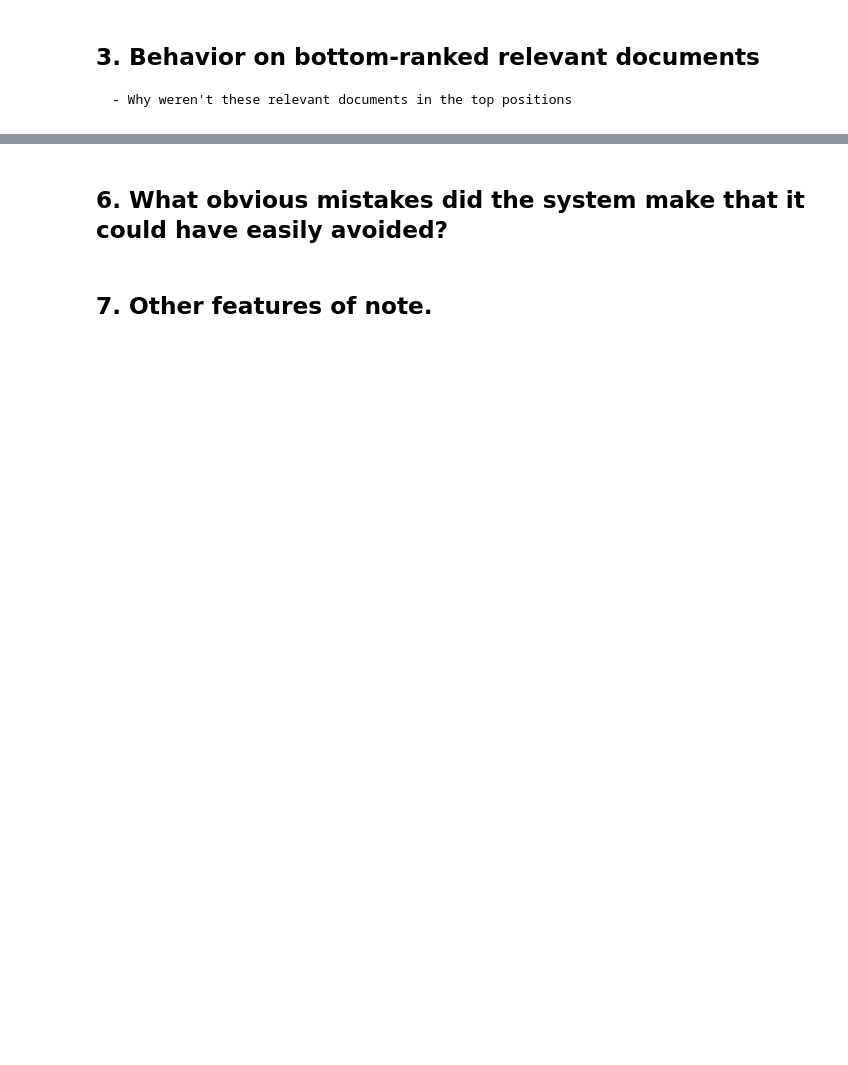
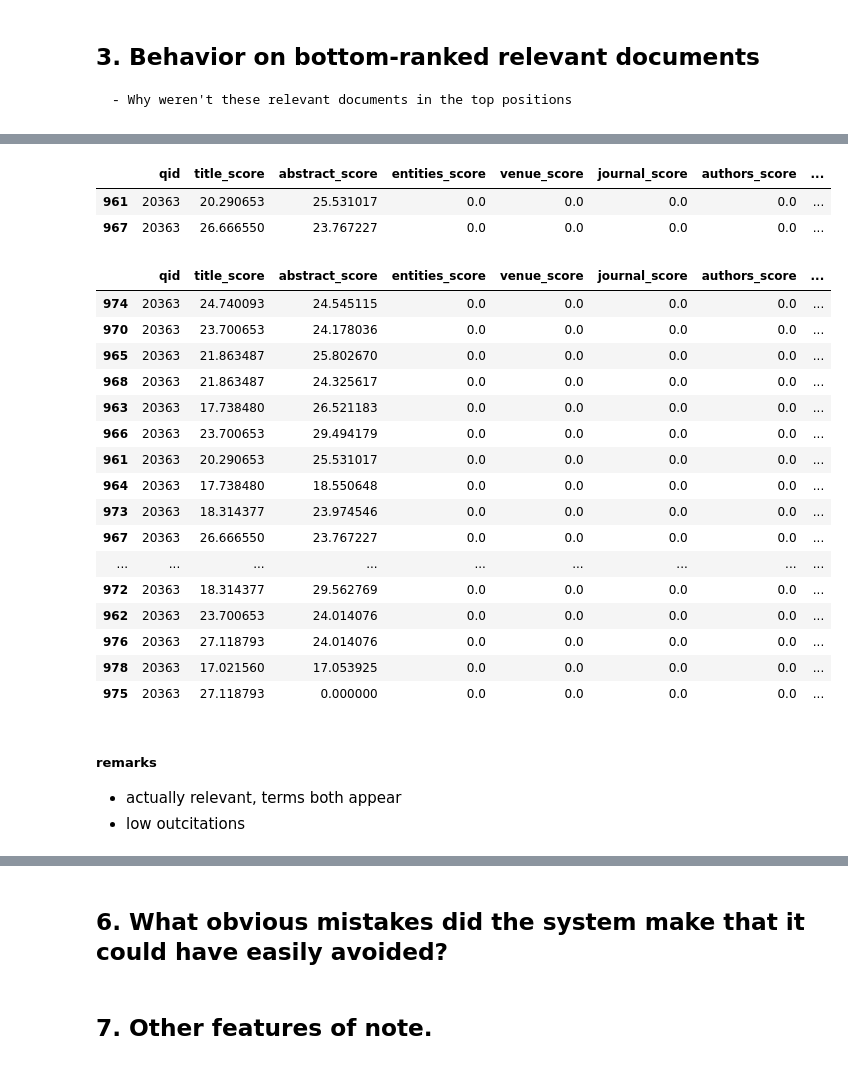
Before and after one commit to pilmus/thesis, a Jupyter notebook: app/notebooks/lm_error_analysis.ipynb, the cells around one changed output, grey strips where cells are left out. Cells and saved outputs as stored; diff of their text form; code cells hidden in the pictures; blank space fills up the shorter version.

```diff
--- a/app/notebooks/lm_error_analysis.ipynb
+++ b/app/notebooks/lm_error_analysis.ipynb
@@ -639,0 +2404,30 @@ We take the top 10 queries as easy and the bottom as difficult, there is only a
+# %%
+features.query("qid == 20363 and doc_id in ['c4a65fd779894be9759333c50c2f44b746fb1743','00b213795dd4c926f3a4b4a2979a845f0ca6b7f5']")
+# %% [output]
+|  | qid | title_score | abstract_score | entities_score | venue_score | journal_score | authors_score | ... |
+| 961 | 20363 | 20.290653 | 25.531017 | 0.0 | 0.0 | 0.0 | 0.0 | ... |
+| 967 | 20363 | 26.666550 | 23.767227 | 0.0 | 0.0 | 0.0 | 0.0 | ... |
+# %%
+features.query('qid == 20363').sort_values(by=['inCitations','outCitations'])
+# %% [output]
+|  | qid | title_score | abstract_score | entities_score | venue_score | journal_score | authors_score | ... |
+| 974 | 20363 | 24.740093 | 24.545115 | 0.0 | 0.0 | 0.0 | 0.0 | ... |
+| 970 | 20363 | 23.700653 | 24.178036 | 0.0 | 0.0 | 0.0 | 0.0 | ... |
+| 965 | 20363 | 21.863487 | 25.802670 | 0.0 | 0.0 | 0.0 | 0.0 | ... |
+| 968 | 20363 | 21.863487 | 24.325617 | 0.0 | 0.0 | 0.0 | 0.0 | ... |
+| 963 | 20363 | 17.738480 | 26.521183 | 0.0 | 0.0 | 0.0 | 0.0 | ... |
+| 966 | 20363 | 23.700653 | 29.494179 | 0.0 | 0.0 | 0.0 | 0.0 | ... |
+| 961 | 20363 | 20.290653 | 25.531017 | 0.0 | 0.0 | 0.0 | 0.0 | ... |
+| 964 | 20363 | 17.738480 | 18.550648 | 0.0 | 0.0 | 0.0 | 0.0 | ... |
+| 973 | 20363 | 18.314377 | 23.974546 | 0.0 | 0.0 | 0.0 | 0.0 | ... |
+| 967 | 20363 | 26.666550 | 23.767227 | 0.0 | 0.0 | 0.0 | 0.0 | ... |
+| ... | ... | ... | ... | ... | ... | ... | ... | ... |
+| 972 | 20363 | 18.314377 | 29.562769 | 0.0 | 0.0 | 0.0 | 0.0 | ... |
+| 962 | 20363 | 23.700653 | 24.014076 | 0.0 | 0.0 | 0.0 | 0.0 | ... |
+| 976 | 20363 | 27.118793 | 24.014076 | 0.0 | 0.0 | 0.0 | 0.0 | ... |
+| 978 | 20363 | 17.021560 | 17.053925 | 0.0 | 0.0 | 0.0 | 0.0 | ... |
+| 975 | 20363 | 27.118793 | 0.000000 | 0.0 | 0.0 | 0.0 | 0.0 | ... |
+# %% [markdown]
+##### remarks
+- actually relevant, terms both appear
+- low outcitations
```
Also changed, not shown: parts of 306 cells of this notebook, 5 other files.
